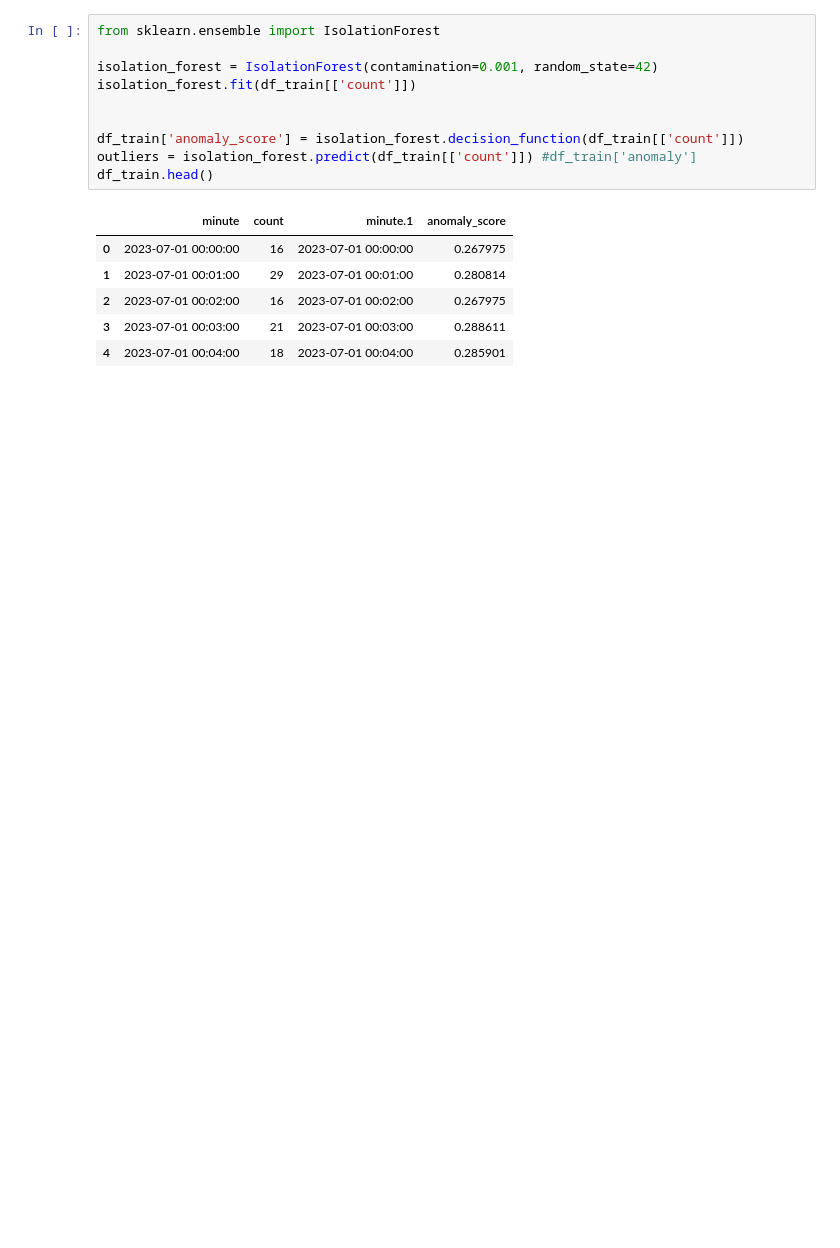
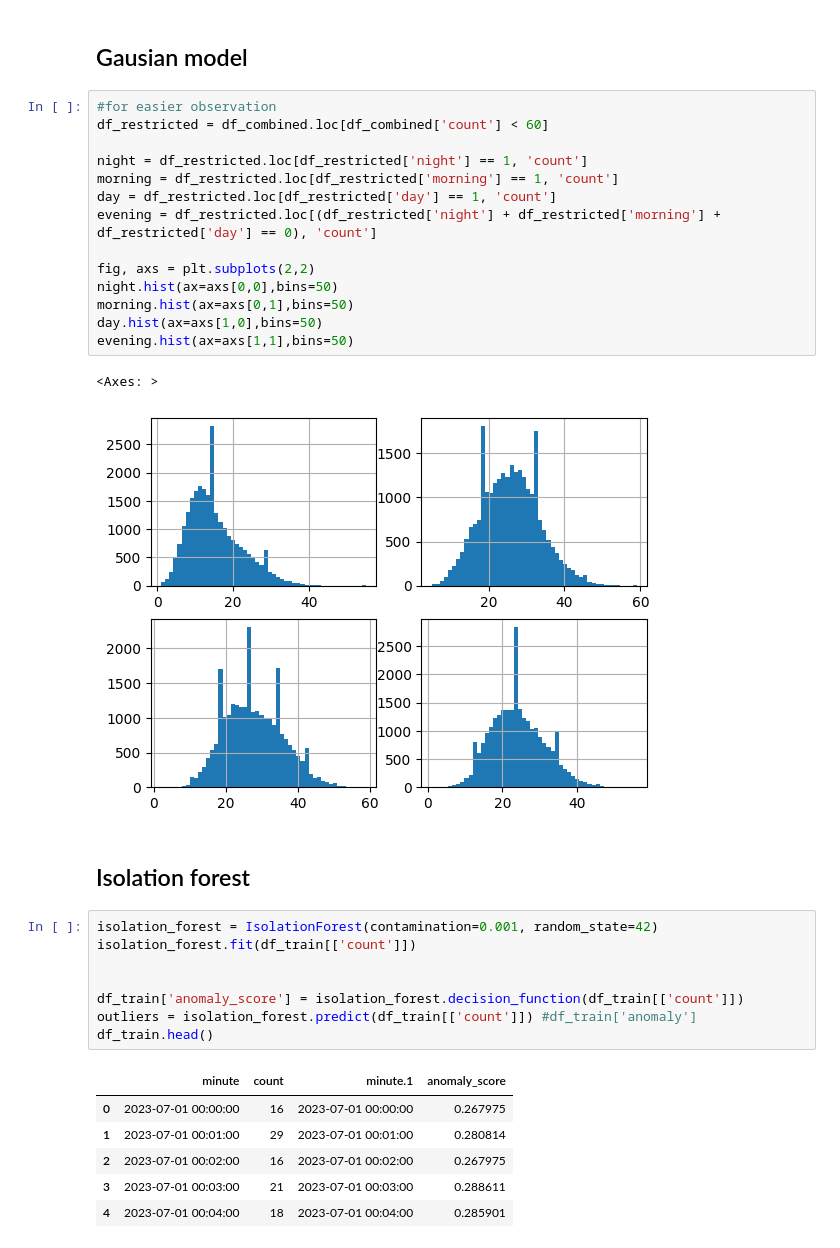
Before and after one commit to AndreyLebedinskiy/CourseProjectYear3, a Jupyter notebook: Models.ipynb, the cells around one changed output. Cells and saved outputs as stored; diff of their text form; blank space fills up the shorter version.

```diff
--- a/Models.ipynb
+++ b/Models.ipynb
@@ -24,6 +160,25 @@ df_test
+# %% [markdown]
+## Gausian model
+# %%
+#for easier observation
+df_restricted = df_combined.loc[df_combined['count'] < 60]
+
+night = df_restricted.loc[df_restricted['night'] == 1, 'count']
+morning = df_restricted.loc[df_restricted['morning'] == 1, 'count']
+day = df_restricted.loc[df_restricted['day'] == 1, 'count']
+evening = df_restricted.loc[(df_restricted['night'] + df_restricted['morning'] + df_restricted['day'] == 0), 'count']
+
+fig, axs = plt.subplots(2,2)
+night.hist(ax=axs[0,0],bins=50)
+morning.hist(ax=axs[0,1],bins=50)
+day.hist(ax=axs[1,0],bins=50)
+evening.hist(ax=axs[1,1],bins=50)
+# %% [output]
+<Axes: >
+[figure, added]
+# %% [markdown]
+## Isolation forest
 # %%
-from sklearn.ensemble import IsolationForest
-
 isolation_forest = IsolationForest(contamination=0.001, random_state=42)
 isolation_forest.fit(df_train[['count']])
 
```
Also changed, not shown: parts of 14 cells of this notebook, 1 other file.
